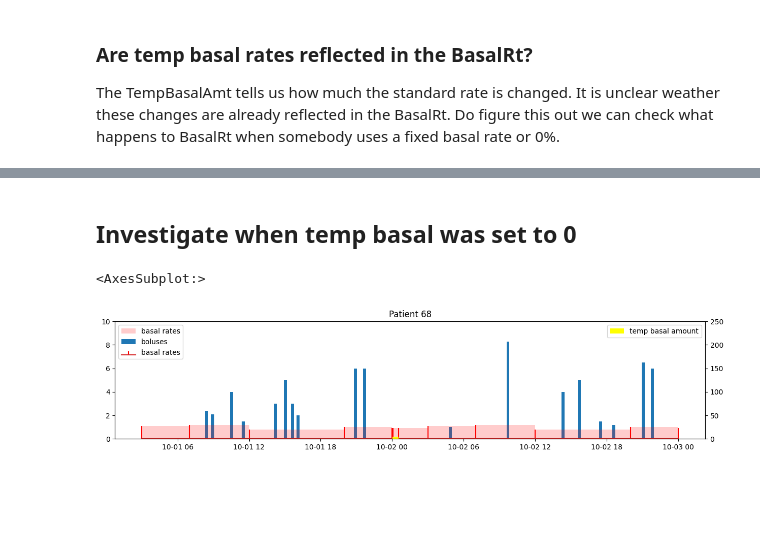
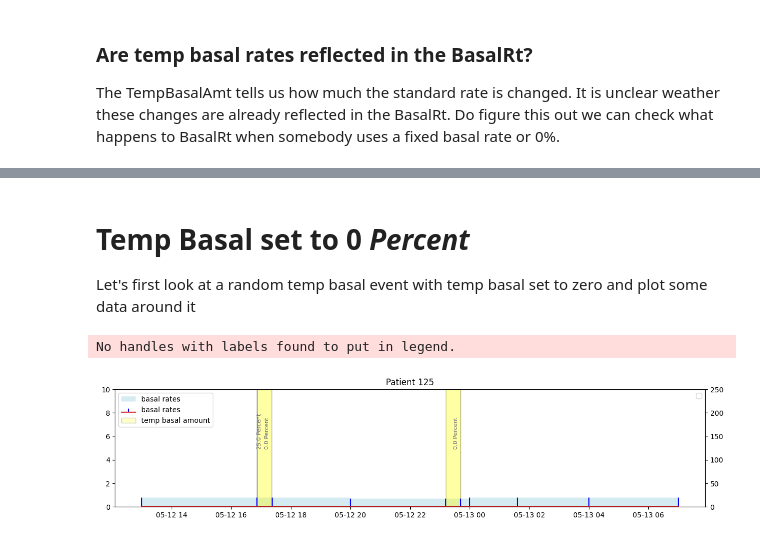
Before and after one commit to nudgebg/egvinsulin, a Jupyter notebook: notebooks/understand-flair-dataset/understand-flair-dataset.ipynb, the cells around one changed output, grey strips where cells are left out. Cells and saved outputs as stored; diff of their text form; code cells hidden in the pictures; blank space fills up the shorter version.

```diff
--- a/notebooks/understand-flair-dataset/understand-flair-dataset.ipynb
+++ b/notebooks/understand-flair-dataset/understand-flair-dataset.ipynb
@@ -283,17 +300,10 @@ def drawInsulinEvents(df):
 # %% [markdown]
-## Investigate when temp basal was set to 0
+# Temp Basal set to 0 *Percent*
+Let's first look at a random temp basal event with temp basal set to zero and plot some data around it
 # %%
-def selectRegionAroundEvent(df, patient_id, date_time, hours):
-    sub_frame = df.loc[(df.PtID==patient_id) & (df.DateTime>date_time-timedelta(hours=hours)) & (df.DateTime<date_time+timedelta(hours=hours))]
-    return sub_frame
-
-#we select a random temp basal event with temp basal set to zero and some data around it
-zeroRateEvents = df_insulin.loc[df_insulin.TempBasalAmt==0]
-random_index = random.choice(zeroRateEvents.index)
-subFrame = selectRegionAroundEvent(df_insulin,
-                                   zeroRateEvents.loc[random_index,'PtID'],
-                                   zeroRateEvents.loc[random_index,'DateTime'], 24)
-drawInsulinEvents(subFrame)
+random_index = random.choice(df_insulin.loc[(df_insulin.TempBasalAmt==0 ) & (df_insulin.TempBasalType=="Percent")].index)
+subFrame = selectRegionAroundEvent(df_insulin, df_insulin.loc[random_index,'PtID'], df_insulin.loc[random_index,'DateTime'], 12)
+drawInsulinEvents(subFrame, b_draw_boluses=False);
 # %% [output]
-<AxesSubplot:>
+No handles with labels found to put in legend.
-[figure, old version]
+[figure, new version]
```
Also changed, not shown: parts of 23 cells of this notebook.
